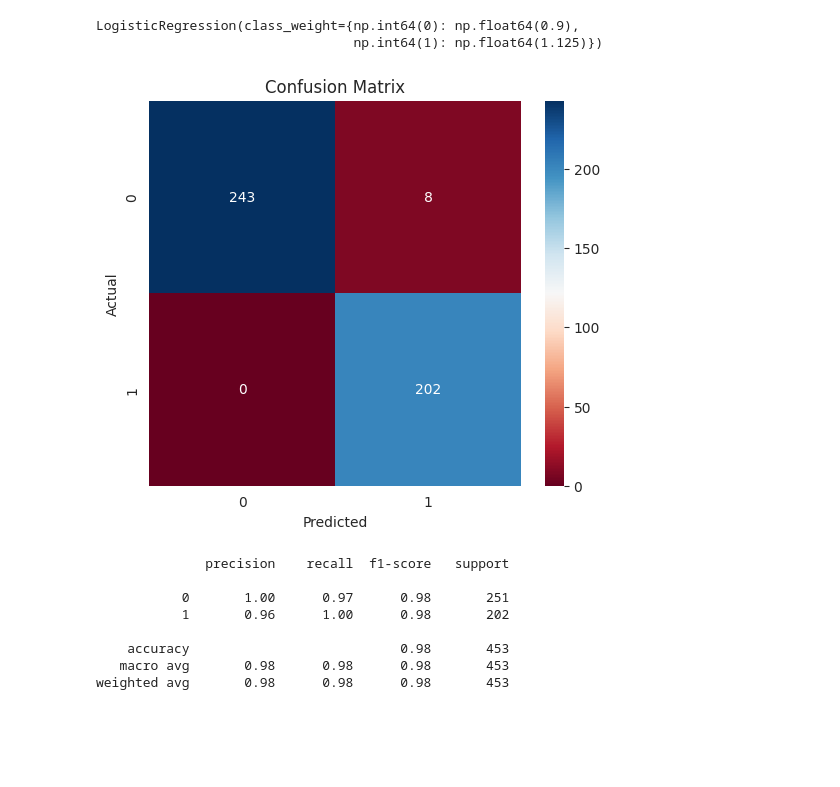
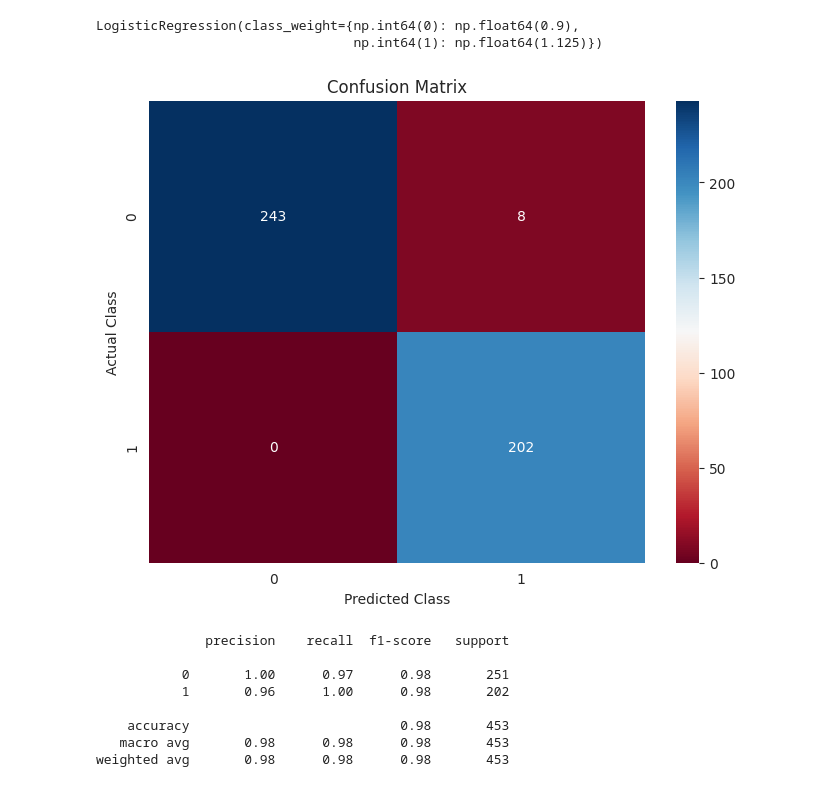
Before and after one commit to VanNguyenDucThinh/NhomCSTTNT25-26, a Jupyter notebook: DuAn/project/model/traditional_model.ipynb, the cells around one changed output. Cells and saved outputs as stored; diff of their text form; code cells hidden in the pictures; blank space fills up the shorter version.

```diff
--- a/DuAn/project/model/traditional_model.ipynb
+++ b/DuAn/project/model/traditional_model.ipynb
@@ -75,11 +70,13 @@ Class weights: {np.int64(0): np.float64(0.9), np.int64(1): np.float64(1.125)}
 # %%
 feature_selection = {
     'LR': X.columns.tolist(),
+    'LDA': X.columns.tolist(),
     'DTC': X.columns.tolist(),
+    'RD': X.columns.tolist(),
+    'KNC': X.columns.tolist(),
+    'GNB': X.columns.tolist(),
+    'NN': X.columns.tolist(),
+    'BG': X.columns.tolist(),
     'NB': X.columns.tolist(),
-    'KNC': X.columns.tolist(),
-    'SVM': X.columns.tolist(),
-    'NN': X.columns.tolist(),
-    'RD': X.columns.tolist(),
-    'BG': X.columns.tolist()
+    'SVM': X.columns.tolist()
 }
@@ -161,31 +159,52 @@ F1 BG: 98.995% (0.691%)
 # %%
 model = LogisticRegression(class_weight=class_weights_dict)
-model.fit(x_train, y_train)
+
+supervied_features = x_train[feature_selection['LR']]
+supervied_target = y_train
+
+model.fit(supervied_features, supervied_target)
 # %% [output]
 LogisticRegression(class_weight={np.int64(0): np.float64(0.9),
                                  np.int64(1): np.float64(1.125)})
 # %%
-predictions = model.predict(x_test)
+predictions = model.predict(x_test[feature_selection['LR']])
 # %%
 conf_matrix = confusion_matrix(y_test, predictions)
 
-plt.figure(figsize=(6,5))
-sns.heatmap(conf_matrix, annot=True, fmt="d", cmap="RdBu")
+plt.figure(figsize=(8,6))
+sns.heatmap(conf_matrix, annot=True, fmt="d", cmap='RdBu')
 plt.title("Confusion Matrix")
-plt.xlabel("Predicted")
-plt.ylabel("Actual")
+plt.ylabel("Actual Class")
+plt.xlabel("Predicted Class")
 plt.show()
+
+print(classification_report(y_test, predictions))
 # %% [output]
-[figure, old version]
+[figure, new version]
+              precision    recall  f1-score   support
+
+           0       1.00      0.97      0.98       251
+           1       0.96      1.00      0.98       202
+
+    accuracy                           0.98       453
+   macro avg       0.98      0.98      0.98       453
+weighted avg       0.98      0.98      0.98       453
 # %%
-print(classification_report(y_test, predictions))
+def check_result(pred):
+    return "Y" if pred == 1 else "N"
+
+def check_output(stt, model, X_test, Y_test):
+    print(f"Lần thứ {stt}: ")
+    indx = rd.randint(0, X_test.shape[0] - 1)
+
+    sample = X_test.iloc[indx:indx+1]
+    y_predict = model.predict(sample)
+
+    Y_check = check_result(Y_test.iloc[indx])
+
+    print('True:', Y_check)
+    print('Predicted:', check_result(y_predict[0]))
+    print("----------------------------")
+
+    return Y_check == check_result(y_predict[0])
-# %% [output]
-              precision    recall  f1-score   support
-
-           0       1.00      0.97      0.98       251
-           1       0.96      1.00      0.98       202
-
-    accuracy                           0.98       453
-   macro avg       0.98      0.98      0.98       453
-weighted avg       0.98      0.98      0.98       453
 # %%
```
Also changed, not shown: parts of 10 cells of this notebook.
